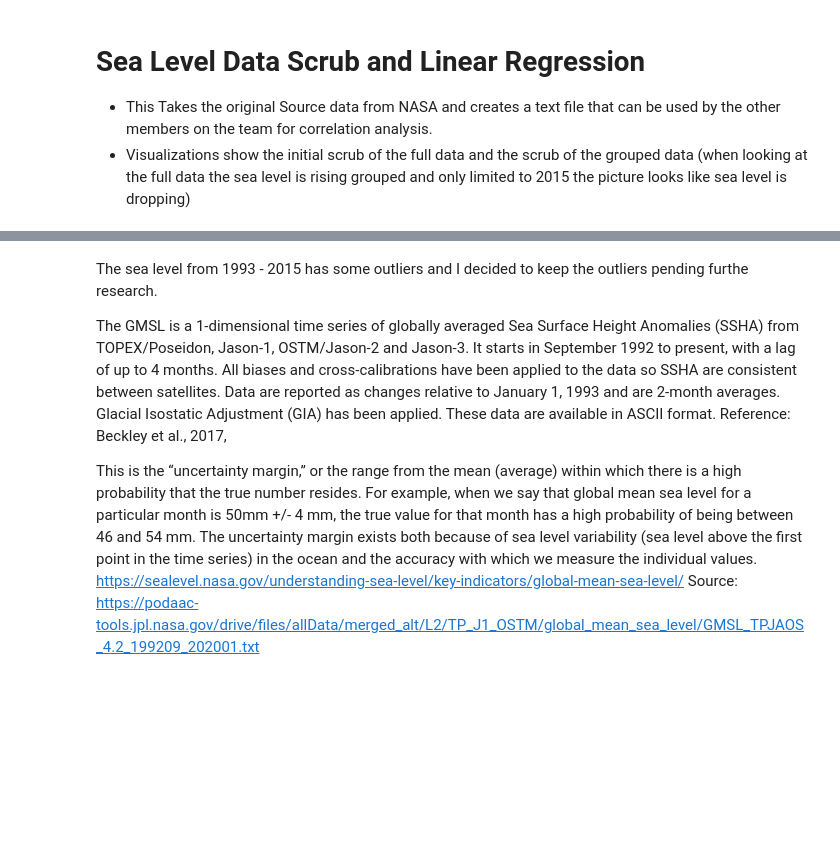
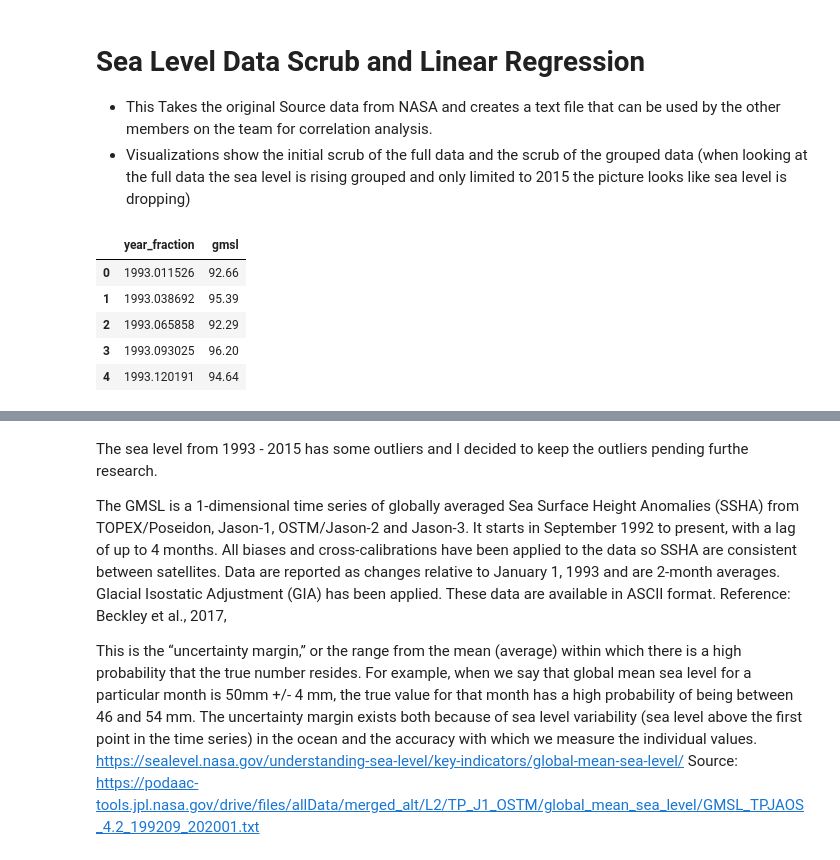
Before and after one commit to Khoi-Duong/ClimateChange, a Jupyter notebook: JupyterNotebook Files/Sealevel Scrub.ipynb, the cells around one changed output, grey strips where cells are left out. Cells and saved outputs as stored; diff of their text form; code cells hidden in the pictures; blank space fills up the shorter version.

```diff
--- a/JupyterNotebook Files/Sealevel Scrub.ipynb
+++ b/JupyterNotebook Files/Sealevel Scrub.ipynb
@@ -27 +20,11 @@ sea_data.head(5)
+# %%
+sea_data_df = pd.read_csv("../Data/GMSL_merged_nasa_1993_2020.csv")
+sea_data_df.head()
+# %% [output]
+|  | year_fraction | gmsl |
+| 0 | 1993.011526 | 92.66 |
+| 1 | 1993.038692 | 95.39 |
+| 2 | 1993.065858 | 92.29 |
+| 3 | 1993.093025 | 96.20 |
+| 4 | 1993.120191 | 94.64 |
 # %%
```
Also changed, not shown: parts of 15 cells of this notebook.
